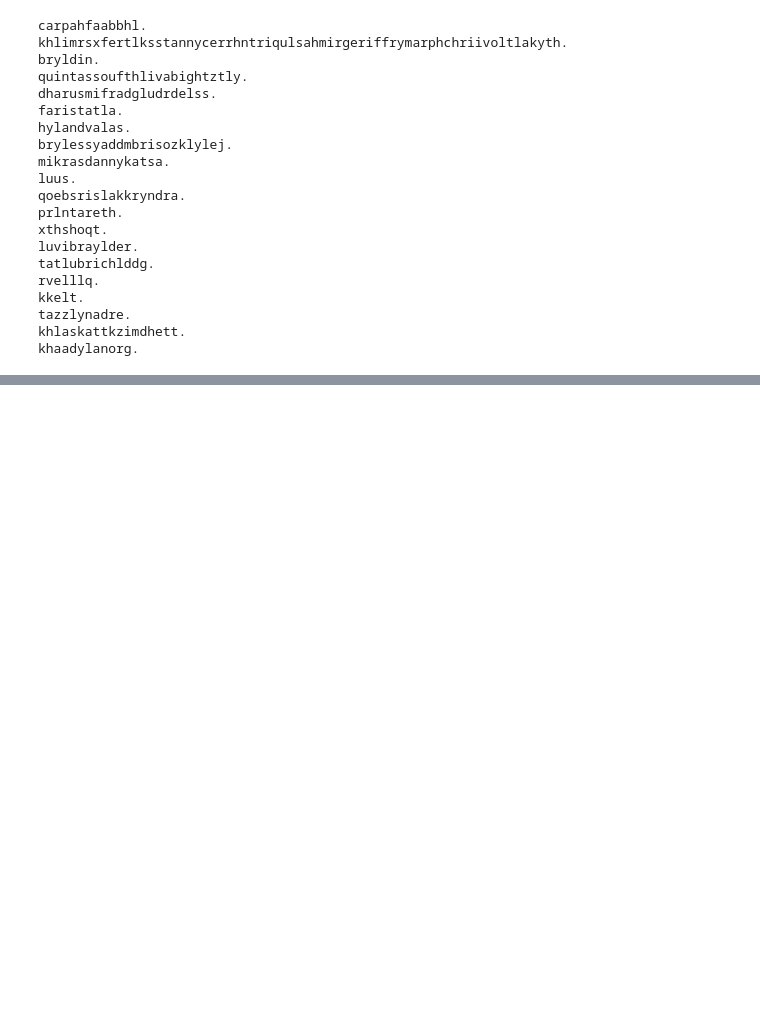
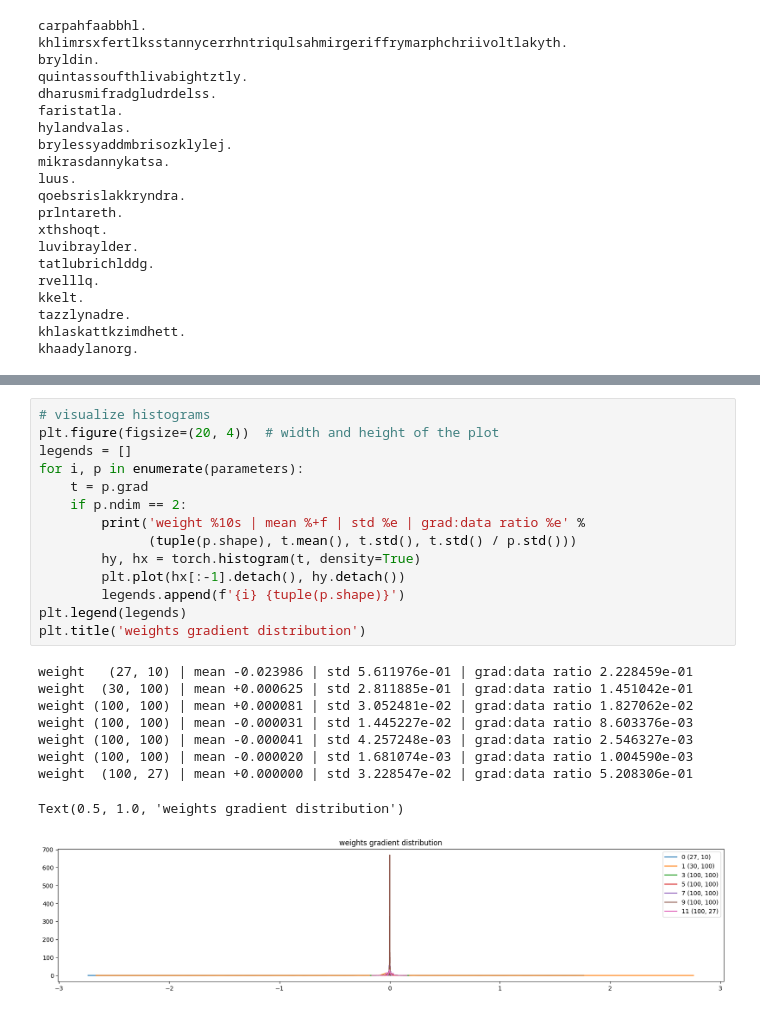
Before and after one commit to freeman-jiang/karpathy-ml, a Jupyter notebook: makemore/makemore_part3.ipynb, the cells around one changed output, grey strips where cells are left out. Drawn from its saved outputs; the diff is of its cells as text; blank space fills up the shorter version.

```diff
--- a/makemore/makemore_part3.ipynb
+++ b/makemore/makemore_part3.ipynb
@@ -255,0 +470,24 @@ khaadylanorg.
+# %%
+# visualize histograms
+plt.figure(figsize=(20, 4))  # width and height of the plot
+legends = []
+for i, p in enumerate(parameters):
+    t = p.grad
+    if p.ndim == 2:
+        print('weight %10s | mean %+f | std %e | grad:data ratio %e' %
+              (tuple(p.shape), t.mean(), t.std(), t.std() / p.std()))
+        hy, hx = torch.histogram(t, density=True)
+        plt.plot(hx[:-1].detach(), hy.detach())
+        legends.append(f'{i} {tuple(p.shape)}')
+plt.legend(legends)
+plt.title('weights gradient distribution')
+# %% [output]
+weight   (27, 10) | mean -0.023986 | std 5.611976e-01 | grad:data ratio 2.228459e-01
+weight  (30, 100) | mean +0.000625 | std 2.811885e-01 | grad:data ratio 1.451042e-01
+weight (100, 100) | mean +0.000081 | std 3.052481e-02 | grad:data ratio 1.827062e-02
+weight (100, 100) | mean -0.000031 | std 1.445227e-02 | grad:data ratio 8.603376e-03
+weight (100, 100) | mean -0.000041 | std 4.257248e-03 | grad:data ratio 2.546327e-03
+weight (100, 100) | mean -0.000020 | std 1.681074e-03 | grad:data ratio 1.004590e-03
+weight  (100, 27) | mean +0.000000 | std 3.228547e-02 | grad:data ratio 5.208306e-01
+Text(0.5, 1.0, 'weights gradient distribution')
+[figure, added]
```
Also changed, not shown: parts of 8 cells of this notebook.
